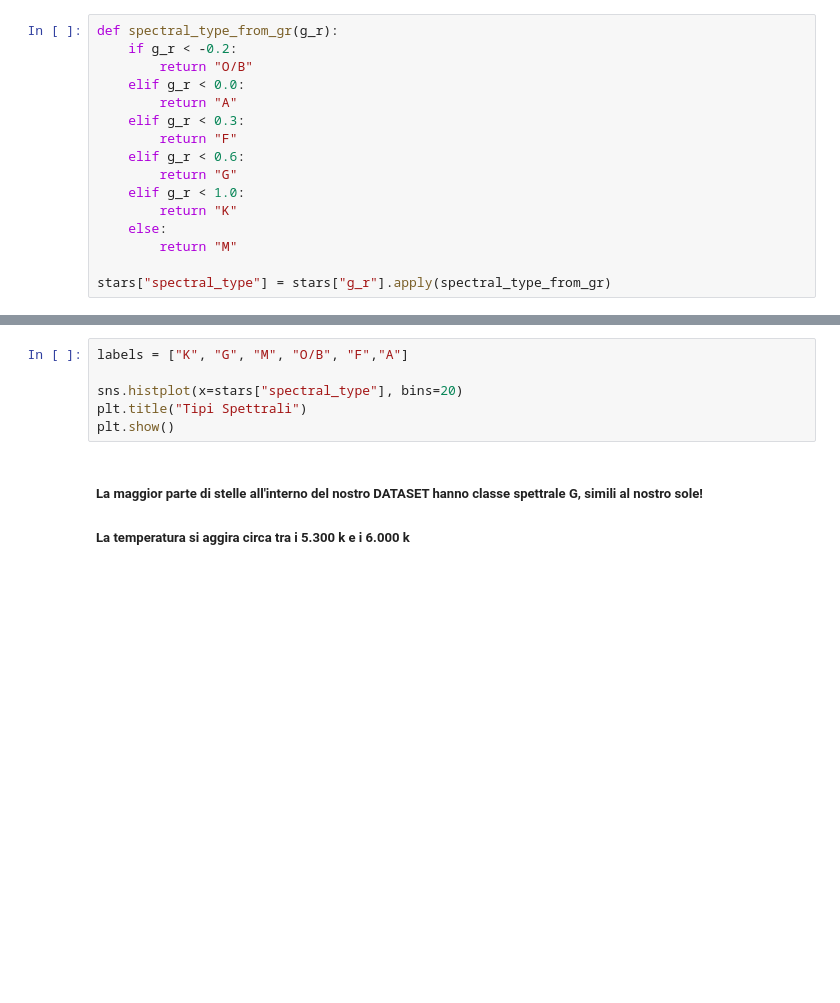
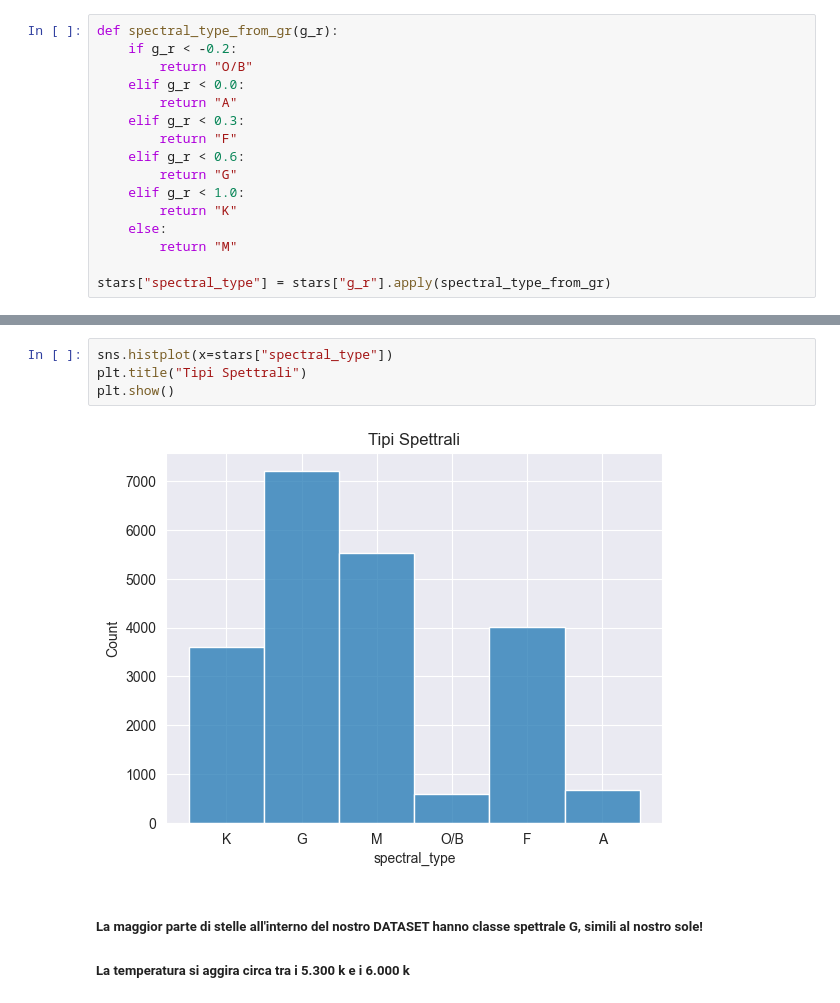
Before and after one commit to FabianCalangiu/Astronomical-Objects-Analysis, a Jupyter notebook: notebooks/explorative_analysis.ipynb, the cells around one changed output, grey strips where cells are left out. Saved outputs shown, nothing was run; the diff lists cells and outputs as text; blank space fills up the shorter version.

```diff
--- a/notebooks/explorative_analysis.ipynb
+++ b/notebooks/explorative_analysis.ipynb
@@ -165,9 +240,9 @@ stars[["obj_ID", "alpha", "delta", "ultraviolet", "green", "red", "g_r", "spectr
 # %%
-labels = ["K", "G", "M", "O/B", "F","A"]
-
-sns.histplot(x=stars["spectral_type"], bins=20)
+sns.histplot(x=stars["spectral_type"])
 plt.title("Tipi Spettrali")
 plt.show()
+# %% [output]
+[figure, added]
 # %% [markdown]
 <h5>La maggior parte di stelle all'interno del nostro DATASET hanno classe spettrale G, simili al nostro sole!</h5>
 <h5>La temperatura si aggira circa tra i 5.300 k e i 6.000 k</h5>
```
Also changed, not shown: parts of 16 cells of this notebook.
